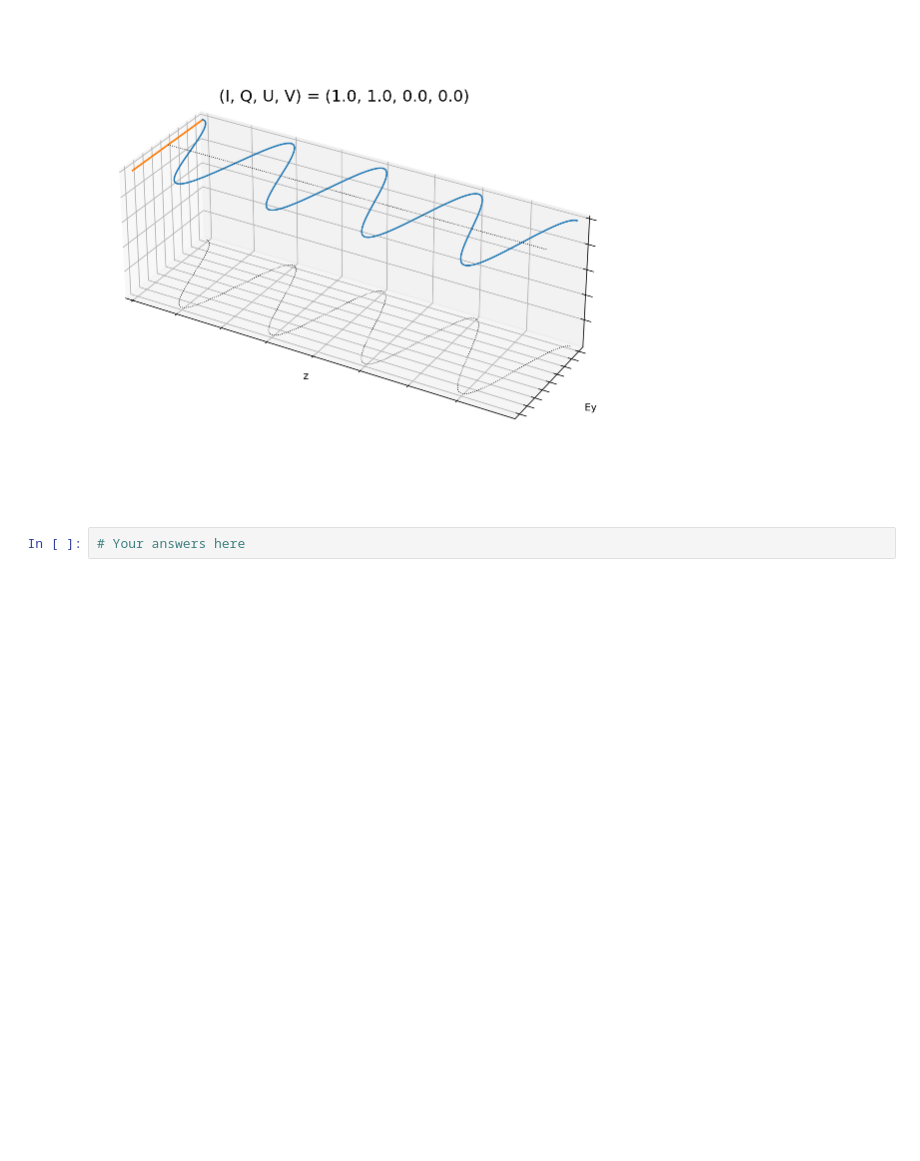
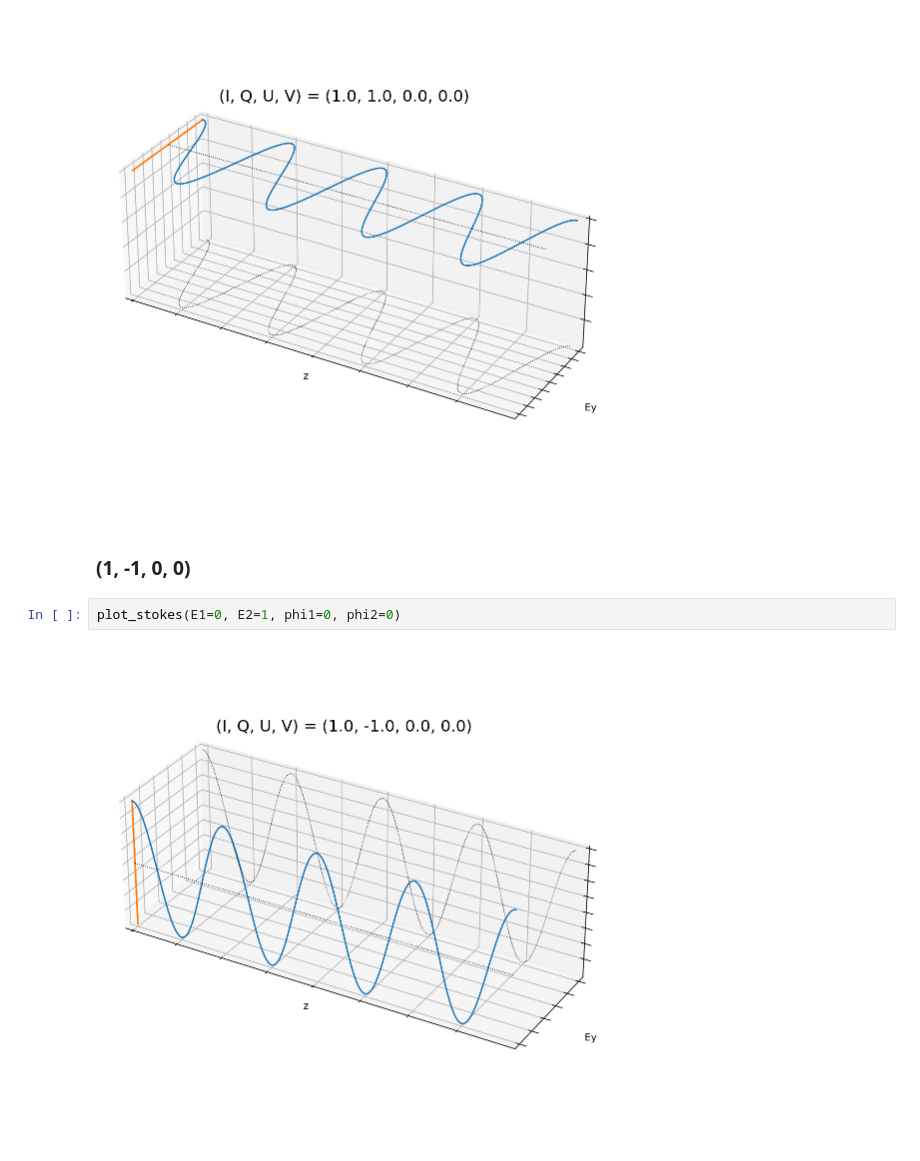
Before and after one commit to tiagopereira/ast4310, a Jupyter notebook: notebooks/lectures/Polarisation.ipynb, the cells around one changed output. Cells and saved outputs as stored; diff of their text form; blank space fills up the shorter version.

```diff
--- a/notebooks/lectures/Polarisation.ipynb
+++ b/notebooks/lectures/Polarisation.ipynb
@@ -49,5 +53,9 @@ Adjust $E_1$, $E_2$, $\varphi_1$, $\varphi_2$ in `plot_stokes` so you get (I, Q,
 plot_stokes(E1=1, E2=0, phi1=0, phi2=0)
 # %% [output]
 [figure]
-# %%
-# Your answers here
+# %% [markdown]
+### (1, -1, 0, 0)
+# %%
+plot_stokes(E1=0, E2=1, phi1=0, phi2=0)
+# %% [output]
+[figure, added]
```
Also changed, not shown: parts of 10 cells of this notebook, 1 other file.
